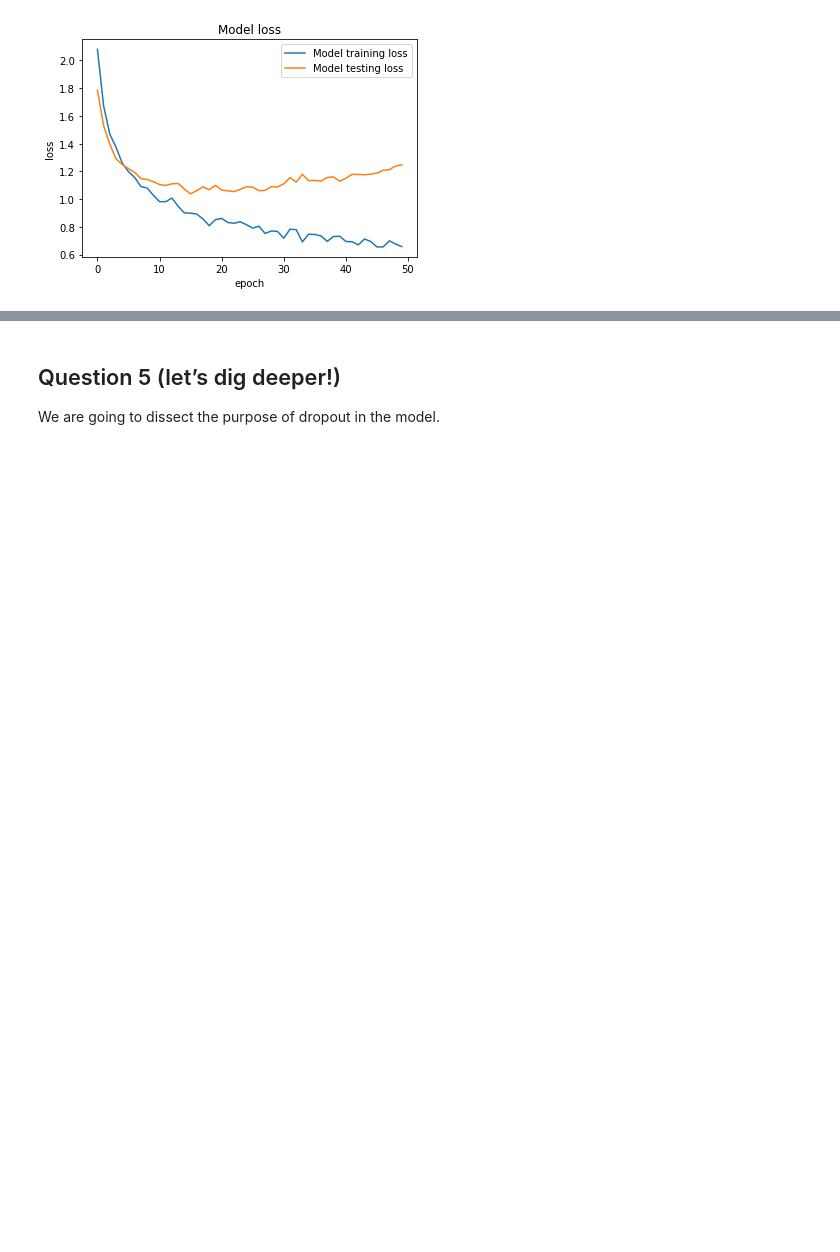
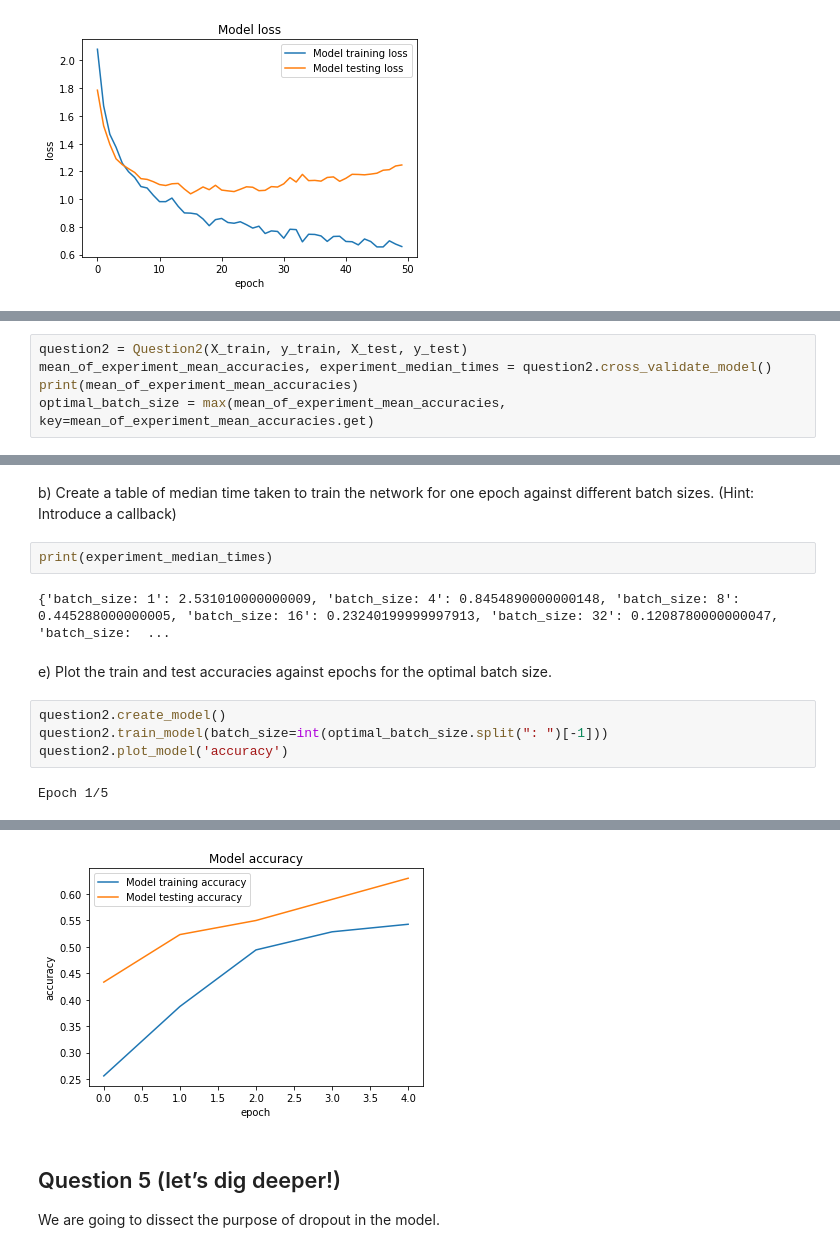
Before and after one commit to johnsonfoo/CZ4042-Assignment, a Jupyter notebook: start_1a.ipynb, the cells around one changed output, grey strips where cells are left out. Cells and saved outputs as stored; diff of their text form; blank space fills up the shorter version.

```diff
--- a/start_1a.ipynb
+++ b/start_1a.ipynb
@@ -185,0 +394,5 @@ question1.plot_model('loss')
+# %%
+question2 = Question2(X_train, y_train, X_test, y_test)
+mean_of_experiment_mean_accuracies, experiment_median_times = question2.cross_validate_model()
+print(mean_of_experiment_mean_accuracies)
+optimal_batch_size = max(mean_of_experiment_mean_accuracies, key=mean_of_experiment_mean_accuracies.get)
@@ -185,0 +418,14 @@ question1.plot_model('loss')
+# %% [markdown]
+b) Create a table of median time taken to train the network for one epoch against different batch sizes. (Hint: Introduce a callback)
+# %%
+print(experiment_median_times)
+# %% [output]
+{'batch_size: 1': 2.531010000000009, 'batch_size: 4': 0.8454890000000148, 'batch_size: 8': 0.445288000000005, 'batch_size: 16': 0.23240199999997913, 'batch_size: 32': 0.1208780000000047, 'batch_size:  ...
+# %% [markdown]
+e) Plot the train and test accuracies against epochs for the optimal batch size.
+# %%
+question2.create_model()
+question2.train_model(batch_size=int(optimal_batch_size.split(": ")[-1]))
+question2.plot_model('accuracy')
+# %% [output]
+Epoch 1/5
@@ -186,3 +443,4 @@ question1.plot_model('loss')
+[figure, added]
 # %% [markdown]
 ## Question 5 (let’s dig deeper!)
 We are going to dissect the purpose of dropout in the model.
```
Also changed, not shown: parts of 10 cells of this notebook.
